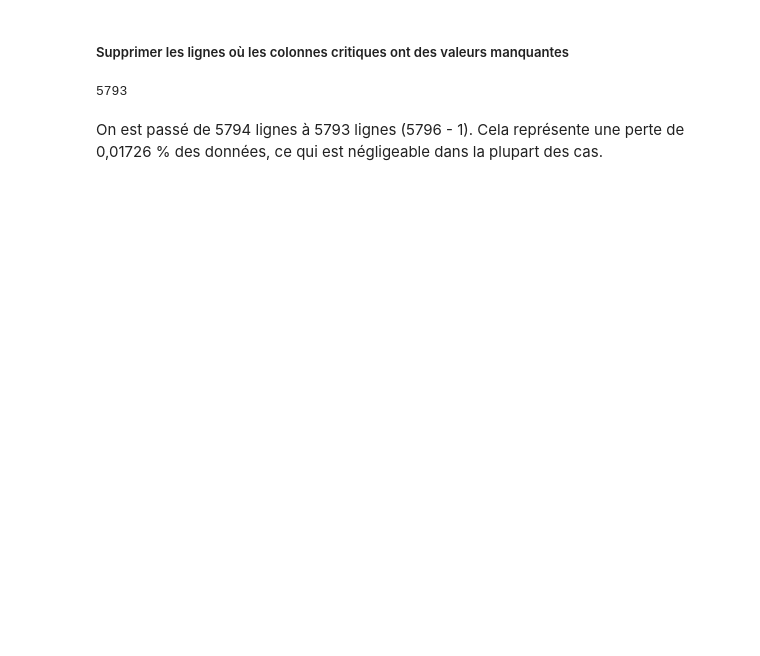
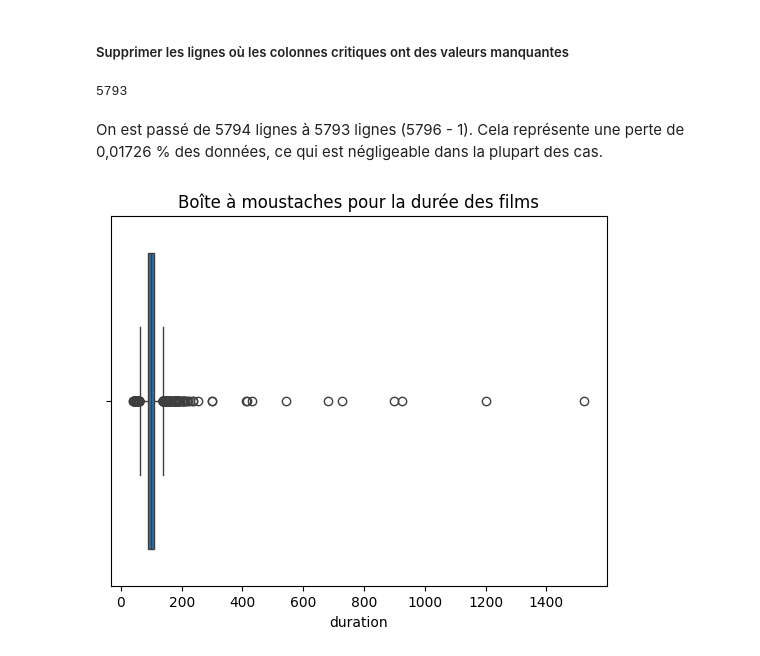
Before and after one commit to miligp/Cinema-Screening-Rules-Challenge, a Jupyter notebook: Cleaning_Data.ipynb, the cells around one changed output. Drawn from its saved outputs; the diff is of its cells as text; code cells hidden in the pictures; blank space fills up the shorter version.

```diff
--- a/Cleaning_Data.ipynb
+++ b/Cleaning_Data.ipynb
@@ -425,3 +412,13 @@ len(df_movies_cleaned)
 # %% [markdown]
 On est passé de 5794 lignes à 5793 lignes (5796 - 1).
 Cela représente une perte de 0,01726 % des données, ce qui est négligeable dans la plupart des cas.
+# %%
+import seaborn as sns
+import matplotlib.pyplot as plt
+
+# Boîte à moustaches pour 'duration'
+sns.boxplot(x=df_movies_cleaned['duration'])
+plt.title('Boîte à moustaches pour la durée des films')
+plt.show()
+# %% [output]
+[figure, added]
```
Also changed, not shown: parts of 20 cells of this notebook.
